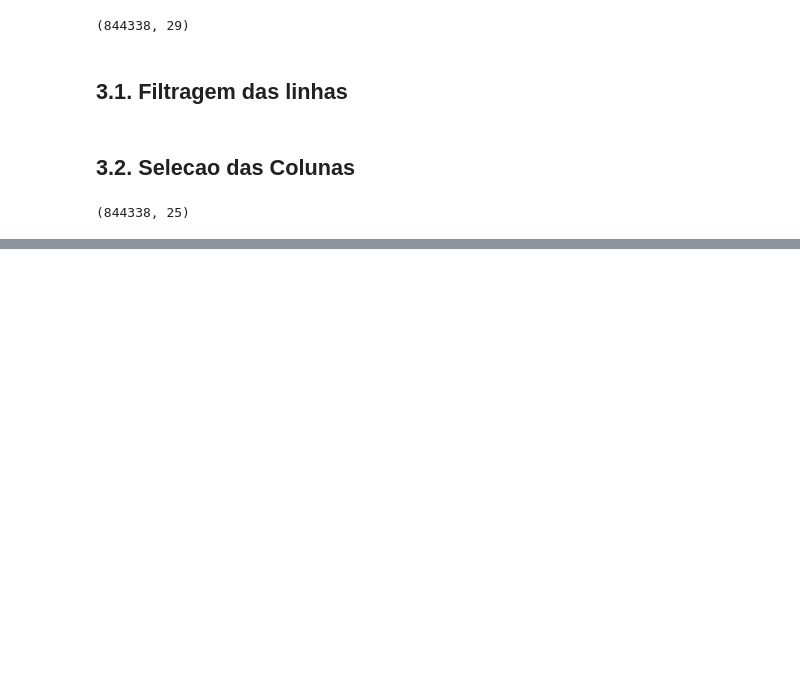
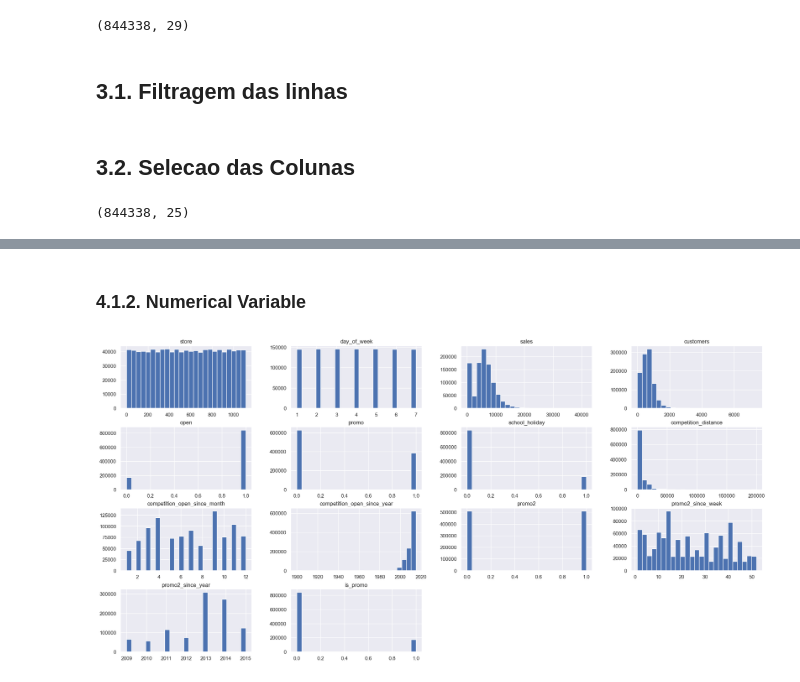
Before and after one commit to dslucasribeiro/rossmann, a Jupyter notebook: v01_store_salles_prediction.ipynb, the cells around one changed output, grey strips where cells are left out. Saved outputs shown, nothing was run; the diff lists cells and outputs as text; code cells hidden in the pictures; blank space fills up the shorter version.

```diff
--- a/v01_store_salles_prediction.ipynb
+++ b/v01_store_salles_prediction.ipynb
@@ -366,0 +379,6 @@ df3.shape
+# %% [markdown]
+### 4.1.2. Numerical Variable
+# %%
+num_attributes.hist( bins=25 );
+# %% [output]
+[figure, added]
```
Also changed, not shown: parts of 12 cells of this notebook.
